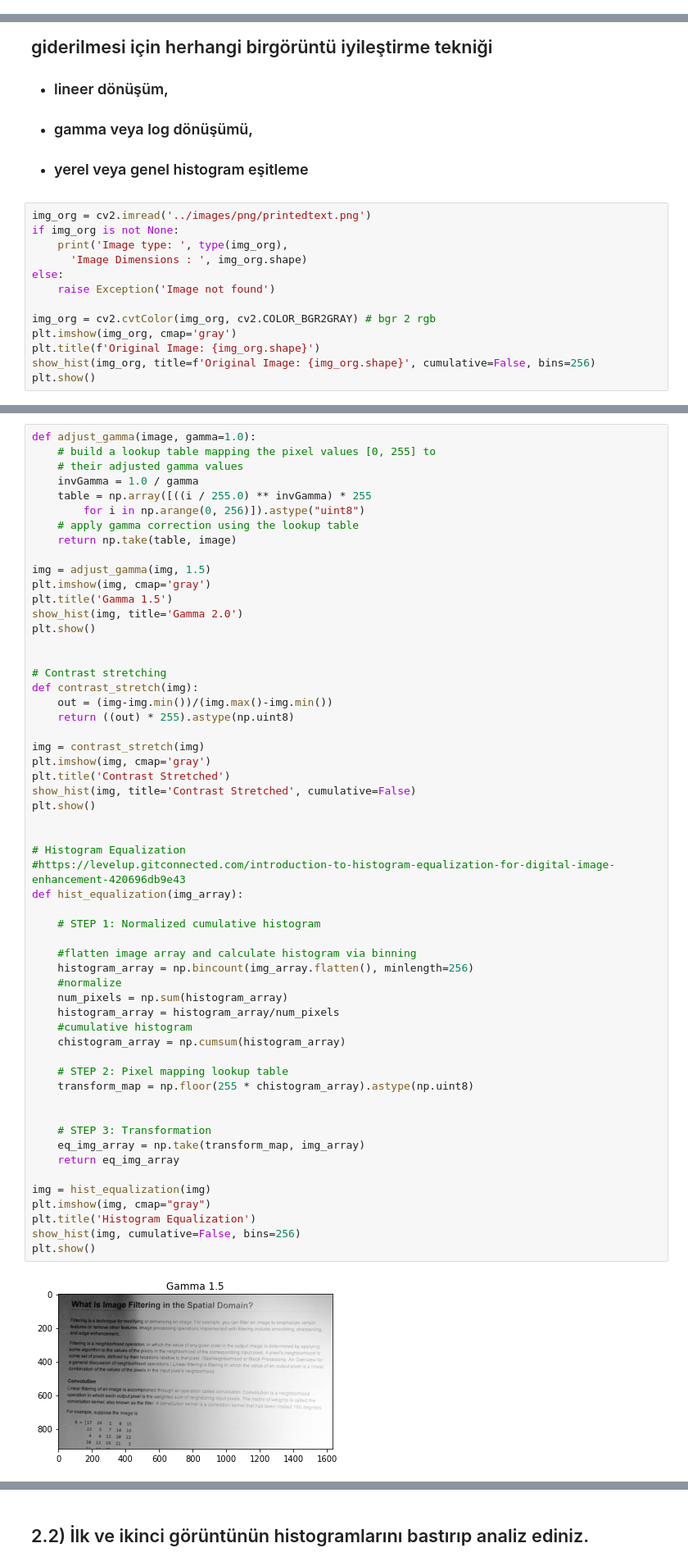
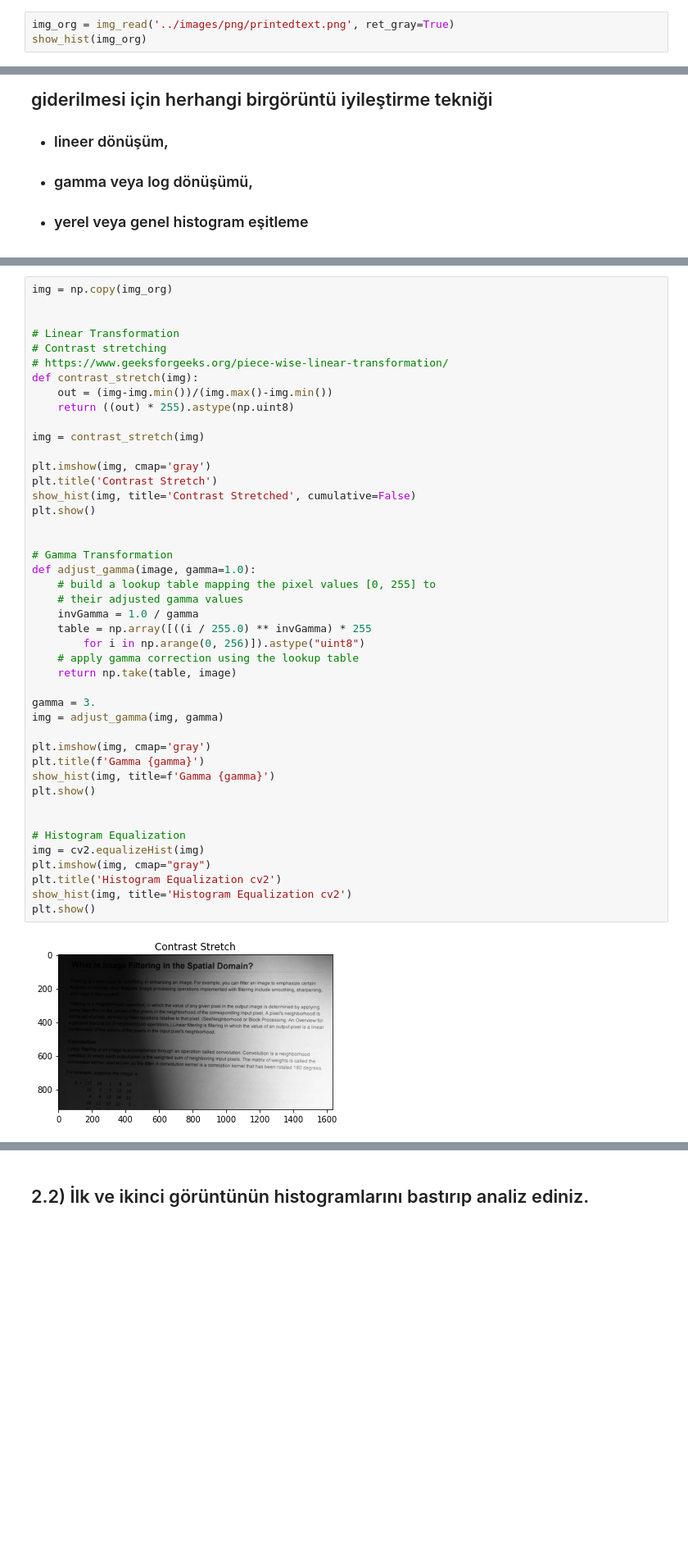
Before and after one commit to melihozaydin/MSc_Projects, a Jupyter notebook: BM5113 - Bilgisayarla Görme/hw1/1.2.ipynb, the cells around one changed output, grey strips where cells are left out. Shown at 82% size. Drawn from its saved outputs; the diff is of its cells as text; blank space fills up the shorter version.

```diff
--- a/BM5113 - Bilgisayarla Görme/hw1/1.2.ipynb
+++ b/BM5113 - Bilgisayarla Görme/hw1/1.2.ipynb
@@ -14,0 +19,3 @@ import numpy as np
+# %%
+img_org = img_read('../images/png/printedtext.png', ret_gray=True)
+show_hist(img_org)
@@ -17,16 +27,3 @@ import numpy as np
 * ### lineer dönüşüm,
 * ### gamma veya log dönüşümü,
 * ### yerel veya genel histogram eşitleme
-# %%
-img_org = cv2.imread('../images/png/printedtext.png')
-if img_org is not None:
-    print('Image type: ', type(img_org),
-      'Image Dimensions : ', img_org.shape)
-else:
-    raise Exception('Image not found')
-
-img_org = cv2.cvtColor(img_org, cv2.COLOR_BGR2GRAY) # bgr 2 rgb
-plt.imshow(img_org, cmap='gray')
-plt.title(f'Original Image: {img_org.shape}')
-show_hist(img_org, title=f'Original Image: {img_org.shape}', cumulative=False, bins=256)
-plt.show()
@@ -37,58 +30,46 @@ Image type:  <class 'numpy.ndarray'> Image Dimensions :  (918, 1632, 3)
 # %%
+img = np.copy(img_org)
+
+
+# Linear Transformation
+# Contrast stretching
+# https://www.geeksforgeeks.org/piece-wise-linear-transformation/
+def contrast_stretch(img):
+    out = (img-img.min())/(img.max()-img.min())
+    return ((out) * 255).astype(np.uint8)
+
+img = contrast_stretch(img)
+
+plt.imshow(img, cmap='gray')
+plt.title('Contrast Stretch')
+show_hist(img, title='Contrast Stretched', cumulative=False)
+plt.show()
+
+
+# Gamma Transformation
 def adjust_gamma(image, gamma=1.0):
 	# build a lookup table mapping the pixel values [0, 255] to
 	# their adjusted gamma values
 	invGamma = 1.0 / gamma
 	table = np.array([((i / 255.0) ** invGamma) * 255
 		for i in np.arange(0, 256)]).astype("uint8")
 	# apply gamma correction using the lookup table
 	return np.take(table, image)
 
-img = adjust_gamma(img, 1.5)
+gamma = 3.
+img = adjust_gamma(img, gamma)
+
 plt.imshow(img, cmap='gray')
-plt.title('Gamma 1.5')
-show_hist(img, title='Gamma 2.0')
-plt.show()
-
-
-# Contrast stretching
-def contrast_stretch(img):
-    out = (img-img.min())/(img.max()-img.min())
-    return ((out) * 255).astype(np.uint8)
-
-img = contrast_stretch(img)
-plt.imshow(img, cmap='gray')
-plt.title('Contrast Stretched')
-show_hist(img, title='Contrast Stretched', cumulative=False)
+plt.title(f'Gamma {gamma}')
+show_hist(img, title=f'Gamma {gamma}')
 plt.show()
 
 
 # Histogram Equalization
-#https://levelup.gitconnected.com/introduction-to-histogram-equalization-for-digital-image-enhancement-420696db9e43
-def hist_equalization(img_array):
-
-    # STEP 1: Normalized cumulative histogram
-
-    #flatten image array and calculate histogram via binning
-    histogram_array = np.bincount(img_array.flatten(), minlength=256)
-    #normalize
-    num_pixels = np.sum(histogram_array)
-    histogram_array = histogram_array/num_pixels
-    #cumulative histogram
-    chistogram_array = np.cumsum(histogram_array)
-
-    # STEP 2: Pixel mapping lookup table
-    transform_map = np.floor(255 * chistogram_array).astype(np.uint8)
-
-
-    # STEP 3: Transformation
-    eq_img_array = np.take(transform_map, img_array)
-    return eq_img_array
-
-img = hist_equalization(img)
+img = cv2.equalizeHist(img)
 plt.imshow(img, cmap="gray")
-plt.title('Histogram Equalization')
-show_hist(img, cumulative=False, bins=256)
+plt.title('Histogram Equalization cv2')
+show_hist(img, title='Histogram Equalization cv2')
 plt.show()
 # %% [output]
-[figure, old version]
+[figure, new version]
```
Also changed, not shown: parts of 12 cells of this notebook, 4 other files.
